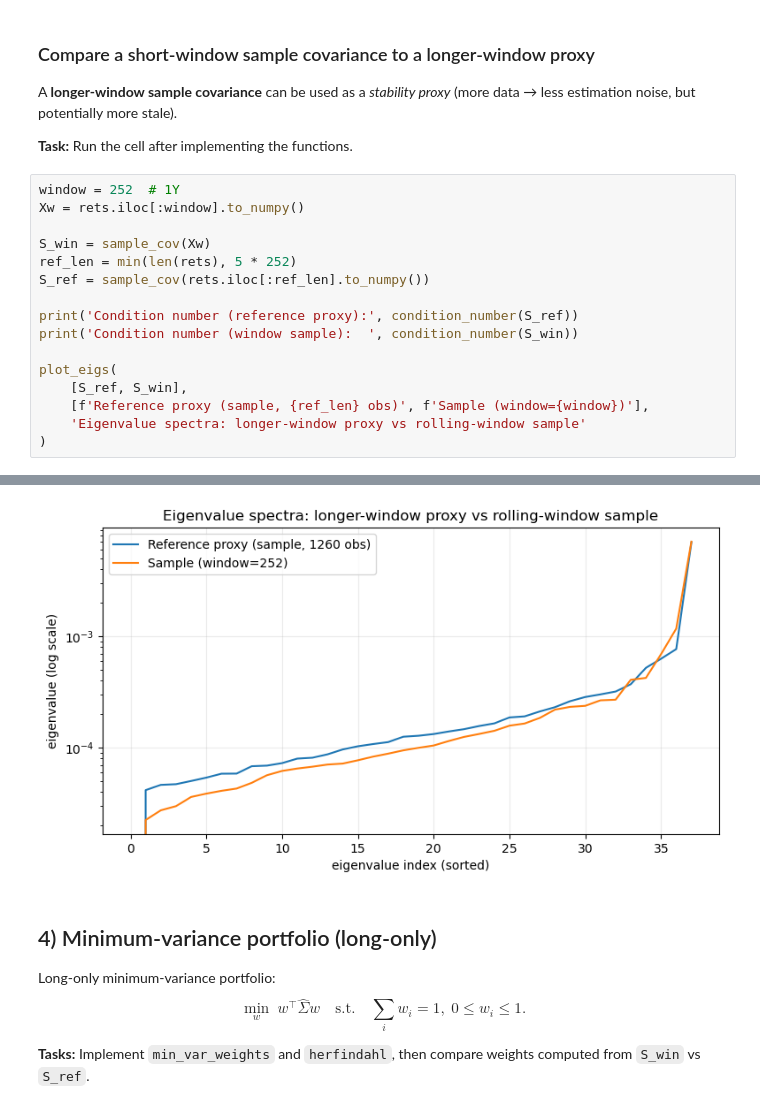
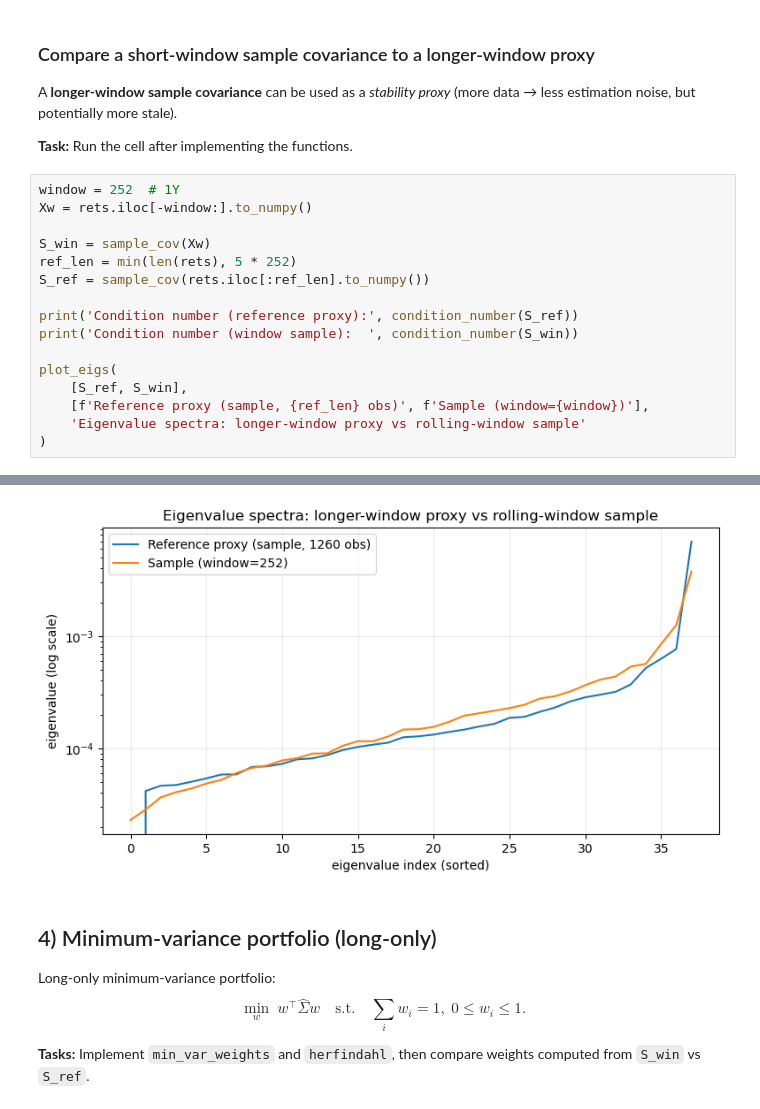
Before and after one commit to Guillaume-melis/Machine_Learning_for_Finance, a Jupyter notebook: TP2/TP2_CovarianceShrinkage.ipynb, the cells around one changed output, grey strips where cells are left out. Saved outputs shown, nothing was run; the diff lists cells and outputs as text.

```diff
--- a/TP2/TP2_CovarianceShrinkage.ipynb
+++ b/TP2/TP2_CovarianceShrinkage.ipynb
@@ -238,7 +238,7 @@ A **longer-window sample covariance** can be used as a *stability proxy* (more d
 **Task:** Run the cell after implementing the functions.
 # %%
 window = 252  # 1Y
-Xw = rets.iloc[:window].to_numpy()
+Xw = rets.iloc[-window:].to_numpy()
 
 S_win = sample_cov(Xw)
 ref_len = min(len(rets), 5 * 252)
@@ -258,4 +258,4 @@ Condition number (window sample):   313.5890977513905
-[figure, old version]
+[figure, new version]
 # %% [markdown]
 ## 4) Minimum-variance portfolio (long-only)
 
```
Also changed, not shown: parts of 5 cells of this notebook, 1 other file.
